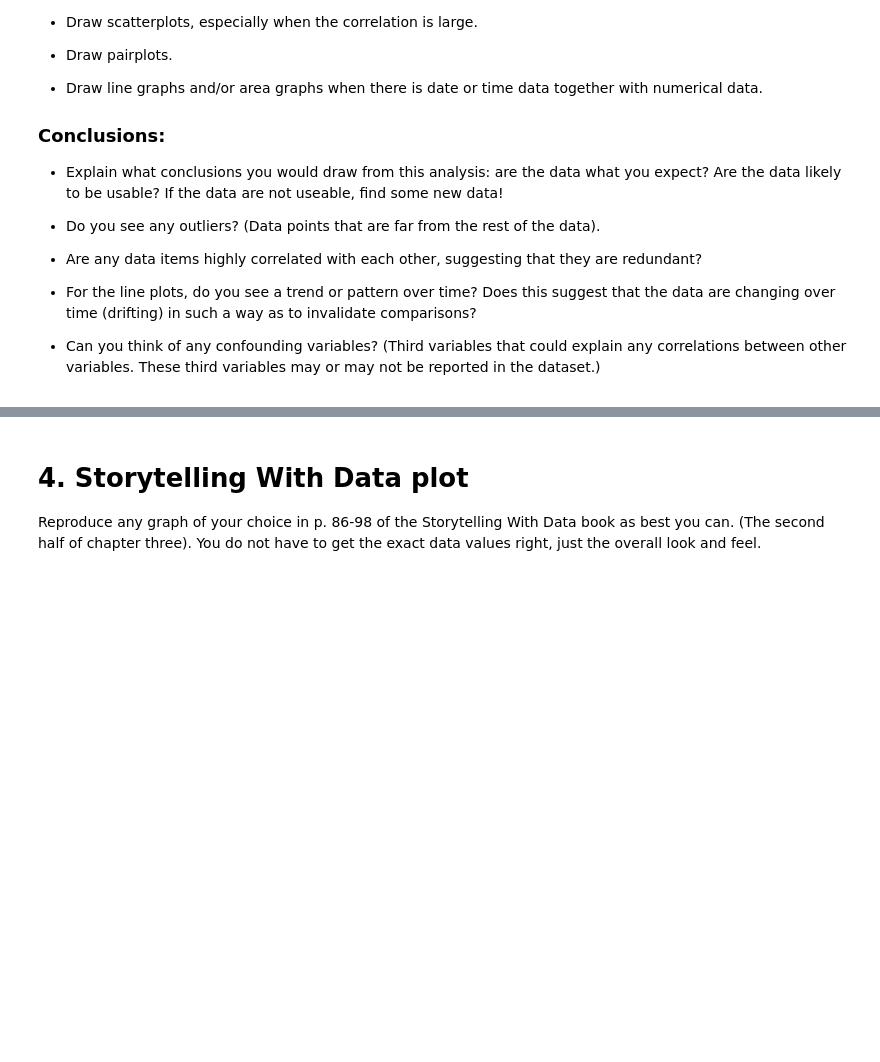
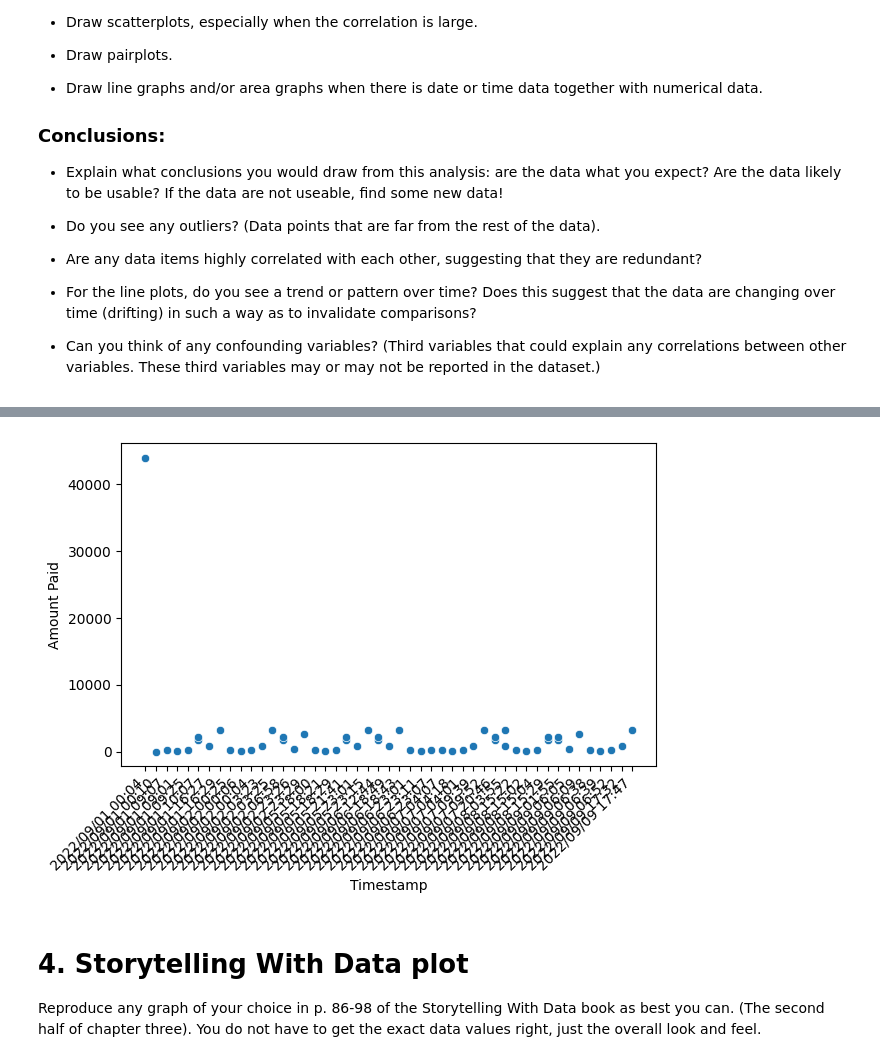
Before and after one commit to calebhadley1/Module-B-semester-2, a Jupyter notebook: OMDS-ModB2-Week6-Hadley-Caleb.ipynb, the cells around one changed output, grey strips where cells are left out. Saved outputs shown, nothing was run; the diff lists cells and outputs as text; code cells hidden in the pictures; blank space fills up the shorter version.

```diff
--- a/OMDS-ModB2-Week6-Hadley-Caleb.ipynb
+++ b/OMDS-ModB2-Week6-Hadley-Caleb.ipynb
@@ -68,3 +353,11 @@ This week, you will do the same types of exercises as last week, but you should
+# %%
+hi_transactions_sample = hi_small_trans_df[hi_small_trans_df['Account'] == '800825340']
+sns.scatterplot(hi_transactions_sample, x="Timestamp", y="Amount Paid")
+plt.xticks(rotation=45, horizontalalignment='right')
+plt.tight_layout()
+None
+# %% [output]
+[figure, added]
 # %% [markdown]
 # 4. Storytelling With Data plot
 
```
Also changed, not shown: parts of 30 cells of this notebook.
